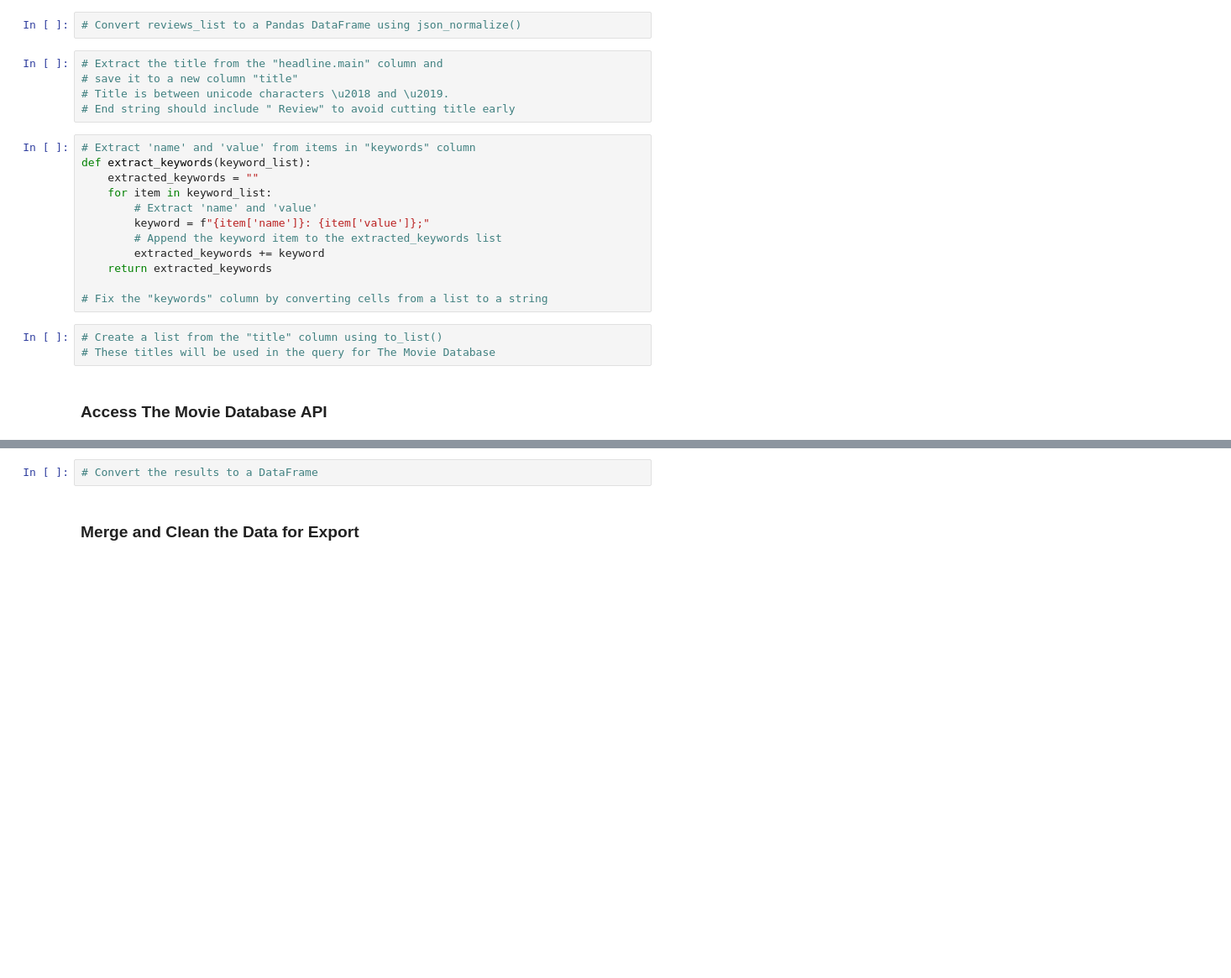
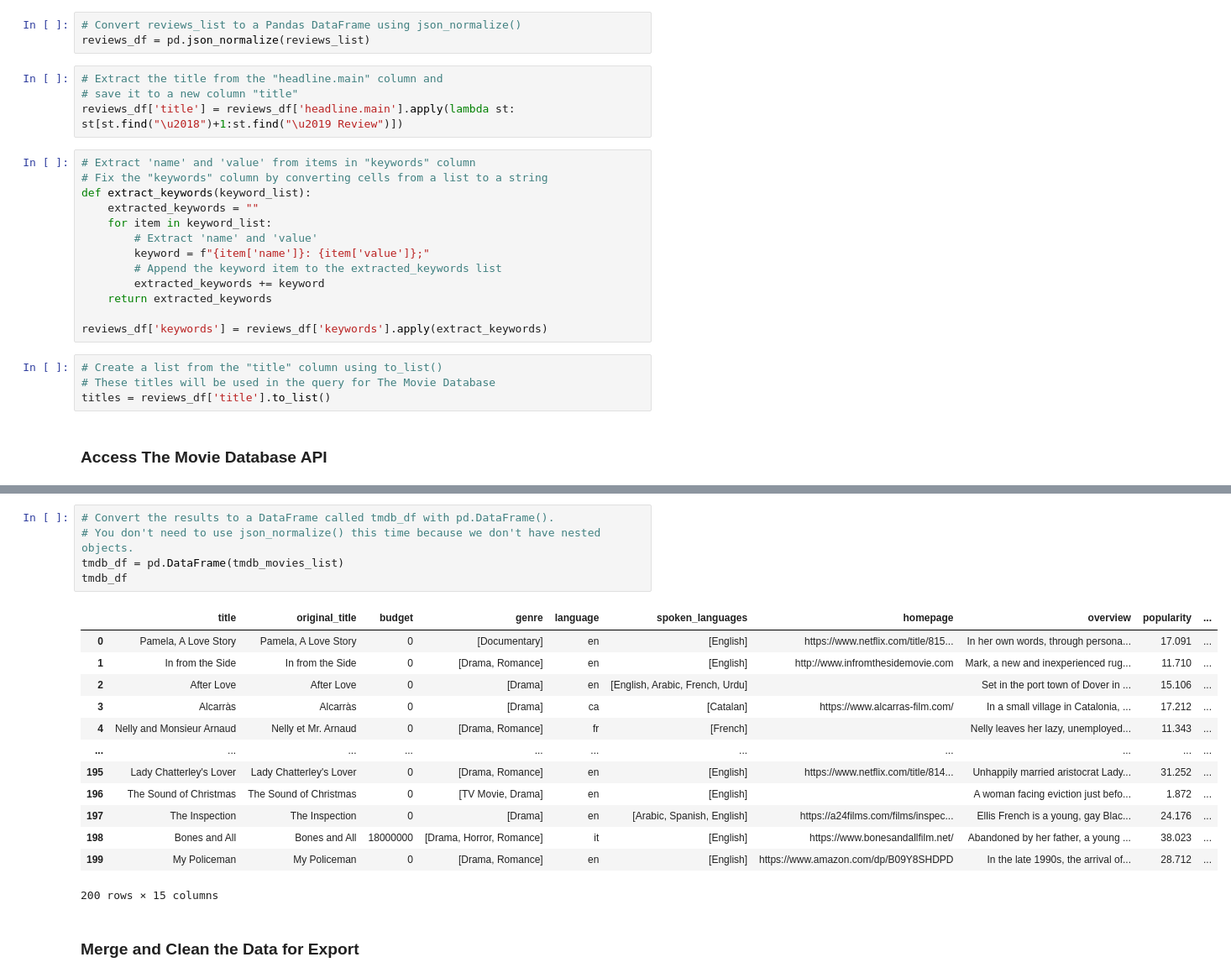
Before and after one commit to chrisbolger69/data-sourcing-challenge, a Jupyter notebook: retrieve_movie_data.ipynb, the cells around one changed output, grey strips where cells are left out. Shown: that part at 84% size. Drawn from its saved outputs; the diff is of its cells as text; blank space fills up the shorter version.

```diff
--- a/retrieve_movie_data.ipynb
+++ b/retrieve_movie_data.ipynb
@@ -72,12 +117,13 @@ https://api.nytimes.com/svc/search/v2/articlesearch.json?fq=section_name:("Movie
 # %%
 # Convert reviews_list to a Pandas DataFrame using json_normalize()
+reviews_df = pd.json_normalize(reviews_list)
 # %%
 # Extract the title from the "headline.main" column and
 # save it to a new column "title"
-# Title is between unicode characters \u2018 and \u2019.
-# End string should include " Review" to avoid cutting title early
+reviews_df['title'] = reviews_df['headline.main'].apply(lambda st: st[st.find("\u2018")+1:st.find("\u2019 Review")])
 # %%
 # Extract 'name' and 'value' from items in "keywords" column
+# Fix the "keywords" column by converting cells from a list to a string
 def extract_keywords(keyword_list):
     extracted_keywords = ""
     for item in keyword_list:
@@ -87,9 +133,10 @@ def extract_keywords(keyword_list):
         extracted_keywords += keyword
     return extracted_keywords
 
-# Fix the "keywords" column by converting cells from a list to a string
+reviews_df['keywords'] = reviews_df['keywords'].apply(extract_keywords)
 # %%
 # Create a list from the "title" column using to_list()
 # These titles will be used in the query for The Movie Database
+titles = reviews_df['title'].to_list()
 # %% [markdown]
 ### Access The Movie Database API
@@ -149,5 +268,22 @@ tmdb_key_string = "&api_key=" + tmdb_api_key
-# %%
-# Convert the results to a DataFrame
+# %%
+# Convert the results to a DataFrame called tmdb_df with pd.DataFrame().
+# You don't need to use json_normalize() this time because we don't have nested objects.
+tmdb_df = pd.DataFrame(tmdb_movies_list)
+tmdb_df
+# %% [output]
+|  | title | original_title | budget | genre | language | spoken_languages | homepage | overview | popularity | ... |
+| 0 | Pamela, A Love Story | Pamela, A Love Story | 0 | [Documentary] | en | [English] | https://www.netflix.com/title/815... | In her own words, through persona... | 17.091 | ... |
+| 1 | In from the Side | In from the Side | 0 | [Drama, Romance] | en | [English] | http://www.infromthesidemovie.com | Mark, a new and inexperienced rug... | 11.710 | ... |
+| 2 | After Love | After Love | 0 | [Drama] | en | [English, Arabic, French, Urdu] |  | Set in the port town of Dover in ... | 15.106 | ... |
+| 3 | Alcarràs | Alcarràs | 0 | [Drama] | ca | [Catalan] | https://www.alcarras-film.com/ | In a small village in Catalonia, ... | 17.212 | ... |
+| 4 | Nelly and Monsieur Arnaud | Nelly et Mr. Arnaud | 0 | [Drama, Romance] | fr | [French] |  | Nelly leaves her lazy, unemployed... | 11.343 | ... |
+| ... | ... | ... | ... | ... | ... | ... | ... | ... | ... | ... |
+| 195 | Lady Chatterley's Lover | Lady Chatterley's Lover | 0 | [Drama, Romance] | en | [English] | https://www.netflix.com/title/814... | Unhappily married aristocrat Lady... | 31.252 | ... |
+| 196 | The Sound of Christmas | The Sound of Christmas | 0 | [TV Movie, Drama] | en | [English] |  | A woman facing eviction just befo... | 1.872 | ... |
+| 197 | The Inspection | The Inspection | 0 | [Drama] | en | [Arabic, Spanish, English] | https://a24films.com/films/inspec... | Ellis French is a young, gay Blac... | 24.176 | ... |
+| 198 | Bones and All | Bones and All | 18000000 | [Drama, Horror, Romance] | it | [English] | https://www.bonesandallfilm.net/ | Abandoned by her father, a young ... | 38.023 | ... |
+| 199 | My Policeman | My Policeman | 0 | [Drama, Romance] | en | [English] | https://www.amazon.com/dp/B09Y8SHDPD | In the late 1990s, the arrival of... | 28.712 | ... |
+200 rows × 15 columns
 # %% [markdown]
 ### Merge and Clean the Data for Export
 # %%
```
Also changed, not shown: parts of 7 cells of this notebook.
